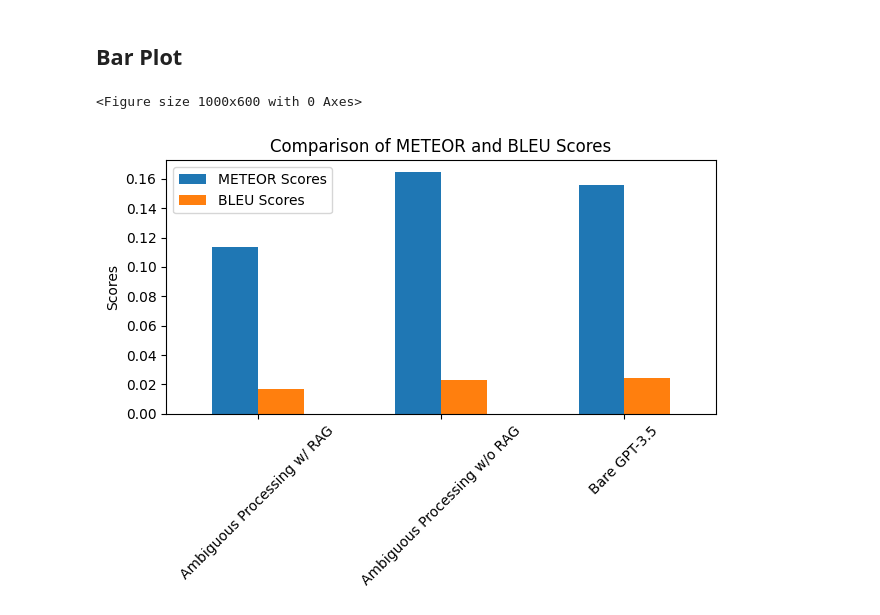
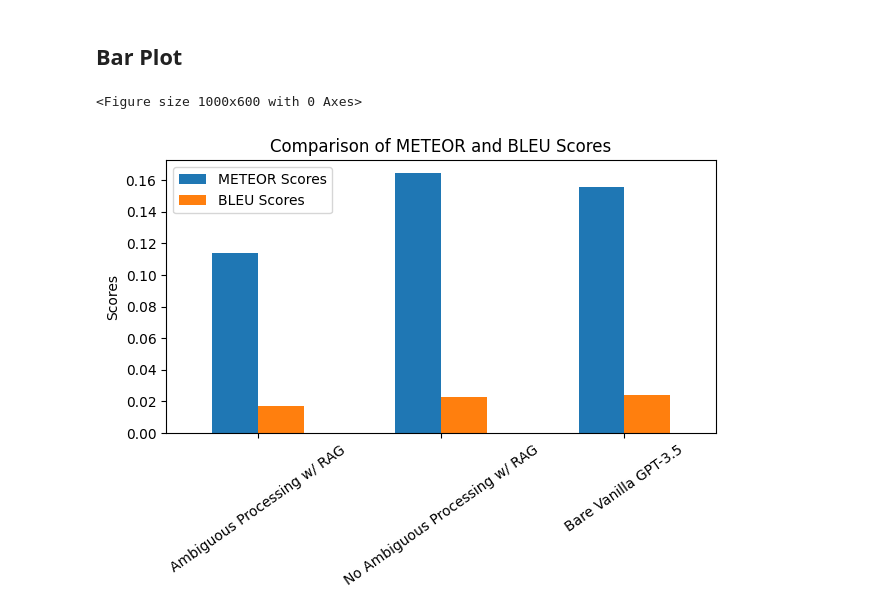
Before and after one commit to tmsavage/LGEN_Ambiguous_Queries, a Jupyter notebook: chatbot/Chatbot.ipynb, the cells around one changed output. Saved outputs shown, nothing was run; the diff lists cells and outputs as text; code cells hidden in the pictures.

```diff
--- a/chatbot/Chatbot.ipynb
+++ b/chatbot/Chatbot.ipynb
@@ -688,17 +710,17 @@ print(average_bleu_score)
 # %%
 # Data provided by you
 meteor_scores_plot = [0.11366781666441263, 0.16436857054788823, 0.15575274253547353]
 bleu_scores_plt = [0.016821592920681017, 0.02288390667192786, 0.02427511923077731]
-index = ['Ambiguous Processing w/ RAG', 'Ambiguous Processing w/o RAG', 'Bare GPT-3.5']
+index = ['Ambiguous Processing w/ RAG', 'No Ambiguous Processing w/ RAG', 'Bare Vanilla GPT-3.5']
 df = pd.DataFrame({'METEOR Scores': meteor_scores_plot, 'BLEU Scores': bleu_scores_plt}, index=index)
 
 # Creating the plot with adjusted settings
 plt.figure(figsize=(10, 6))  # Increase the size of the plot for better spacing
-ax = df.plot.bar(rot=45)  # Rotate the labels to 45 degrees
+ax = df.plot.bar(rot=35)  # Rotate the labels to 45 degrees
 plt.title("Comparison of METEOR and BLEU Scores")
 plt.ylabel("Scores")
 plt.tight_layout()  # Adjust the layout to fit the labels
 plt.show()
 # %% [output]
 <Figure size 1000x600 with 0 Axes>
-[figure, old version]
+[figure, new version]
```
Also changed, not shown: parts of 8 cells of this notebook, 6 other files.
